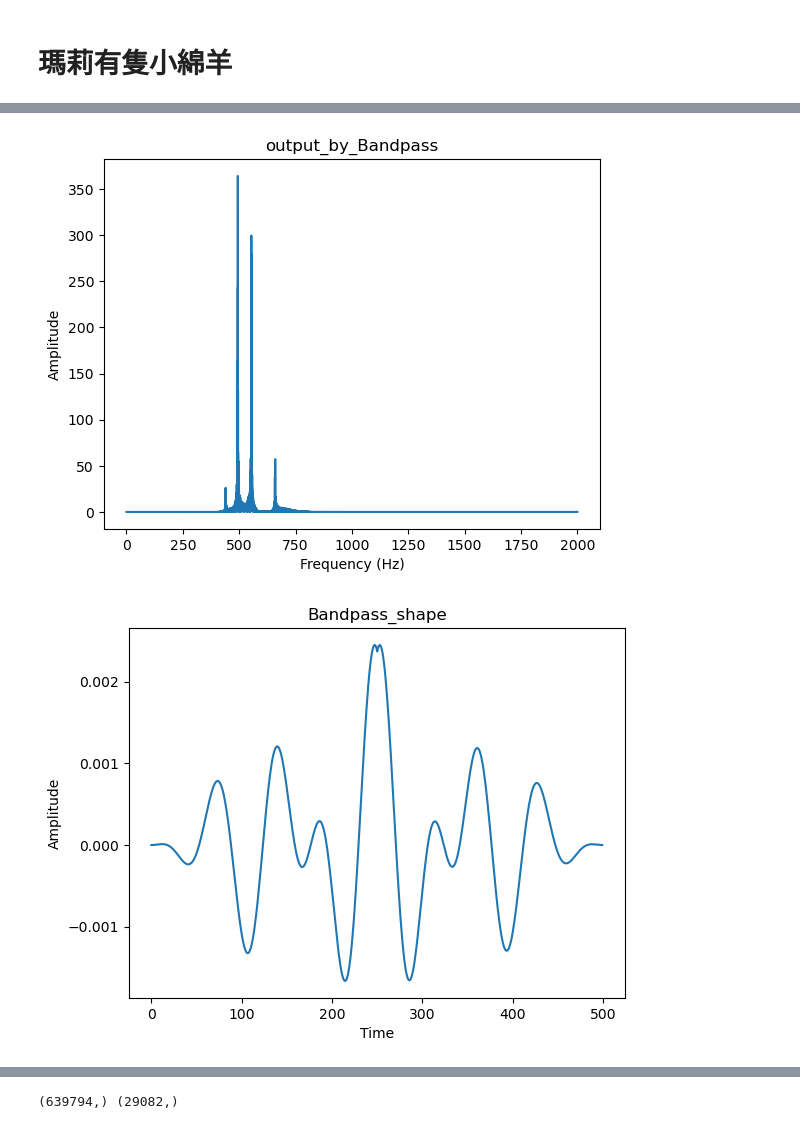
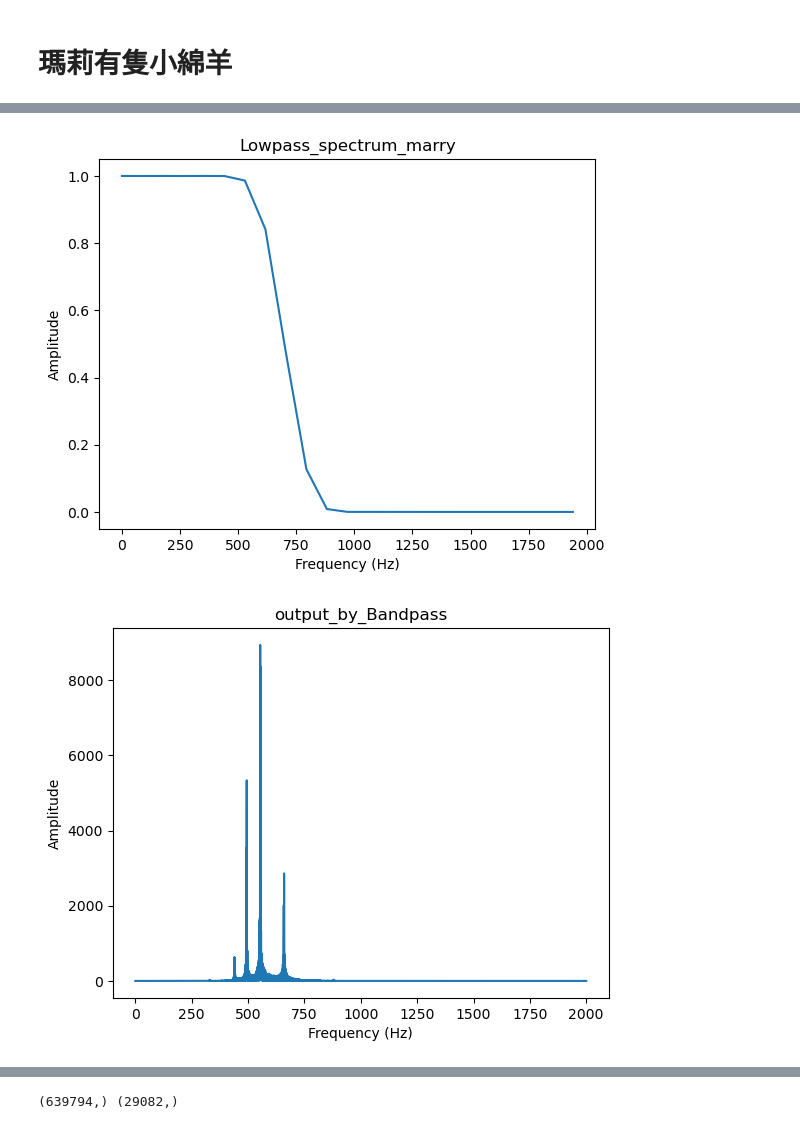
Before and after one commit to 108062138/multimedia-hw2, a Jupyter notebook: Q2/2.ipynb, the cells around one changed output, grey strips where cells are left out. Saved outputs shown, nothing was run; the diff lists cells and outputs as text; code cells hidden in the pictures.

Commit message:
hpf and lpf form bandpass filter

```diff
--- a/Q2/2.ipynb
+++ b/Q2/2.ipynb
@@ -92,7 +92,7 @@ def window(ideal_filter, N, window_type):
     return realistic_filter
 def masking(input_audio, my_filter, N):
     res = np.zeros(input_audio.shape)
-    return np.convolve(input_audio, my_filter, 'same')#speed up line
+    #return np.convolve(input_audio, my_filter, 'same')#speed up line
     for i in range(input_audio.shape[0]):
         for j in range(N):
             if i-j >= 0:
@@ -198,18 +198,22 @@ lib = ['blackman']
 N = 500
 f_cutoff_low = 500
 f_cutoff_high = 750
-offset = 100
+offset = 50
 for name in lib:
     hpf = high_pass_filter(f_cutoff=f_cutoff_low + offset, f_sampling_rate=sampling_rate, N = N, window_type=name)
     lpf = low_pass_filter(f_cutoff=f_cutoff_high -offset, f_sampling_rate=sampling_rate, N = N, window_type=name)
-    my_band_pass_filter = band_pass_filter(f_cutoff_low=f_cutoff_low,f_cutoff_high=f_cutoff_high, f_sampling_rate=sampling_rate, N = N, window_type=name)
-    freq_domain(input_audio=my_band_pass_filter, f_sampling_rate=sampling_rate, filename='Bandpass_spectrum')
-    res = masking(input_audio=input_audio, my_filter=my_band_pass_filter, N=N)
-    res = masking(input_audio=res, my_filter=hpf, N=N)
+    #my_band_pass_filter = band_pass_filter(f_cutoff_low=f_cutoff_low,f_cutoff_high=f_cutoff_high, f_sampling_rate=sampling_rate, N = N, window_type=name)
+    #freq_domain(input_audio=my_band_pass_filter, f_sampling_rate=sampling_rate, filename='Bandpass_spectrum_marry')
+    freq_domain(input_audio=hpf, f_sampling_rate=sampling_rate, filename='Highpass_spectrum_marry')
+    freq_domain(input_audio=lpf, f_sampling_rate=sampling_rate, filename='Lowpass_spectrum_marry')
+    #res = masking(input_audio=input_audio, my_filter=my_band_pass_filter, N=N)
+    res = masking(input_audio=input_audio, my_filter=hpf, N=N)
     res = masking(input_audio=res, my_filter=lpf, N=N)
     tmp = res.copy()
     freq_domain(input_audio=res, f_sampling_rate=sampling_rate, filename='output_by_Bandpass')
-    time_domain(input_audio=my_band_pass_filter, filename='Bandpass_shape')
+    #time_domain(input_audio=my_band_pass_filter, filename='Bandpass_shape_marry')
+    time_domain(input_audio=hpf, filename='Highpass_shape_marry')
+    time_domain(input_audio=lpf, filename='Lowpass_shape_marry')
     save_name = '.\\output\\Bandpass_' + str(f_cutoff_low) + '_' + str(f_cutoff_high)
     video_saver(input_audio=res, sampling_rate=sampling_rate, filename=save_name +'.wav')
 
@@ -222,2 +226,2 @@ for name in lib:
-[figure, old version]
+[figure, new version]
-[figure, old version]
+[figure, new version]
```
Also changed, not shown: parts of 1 cell of this notebook, 6 other files.
